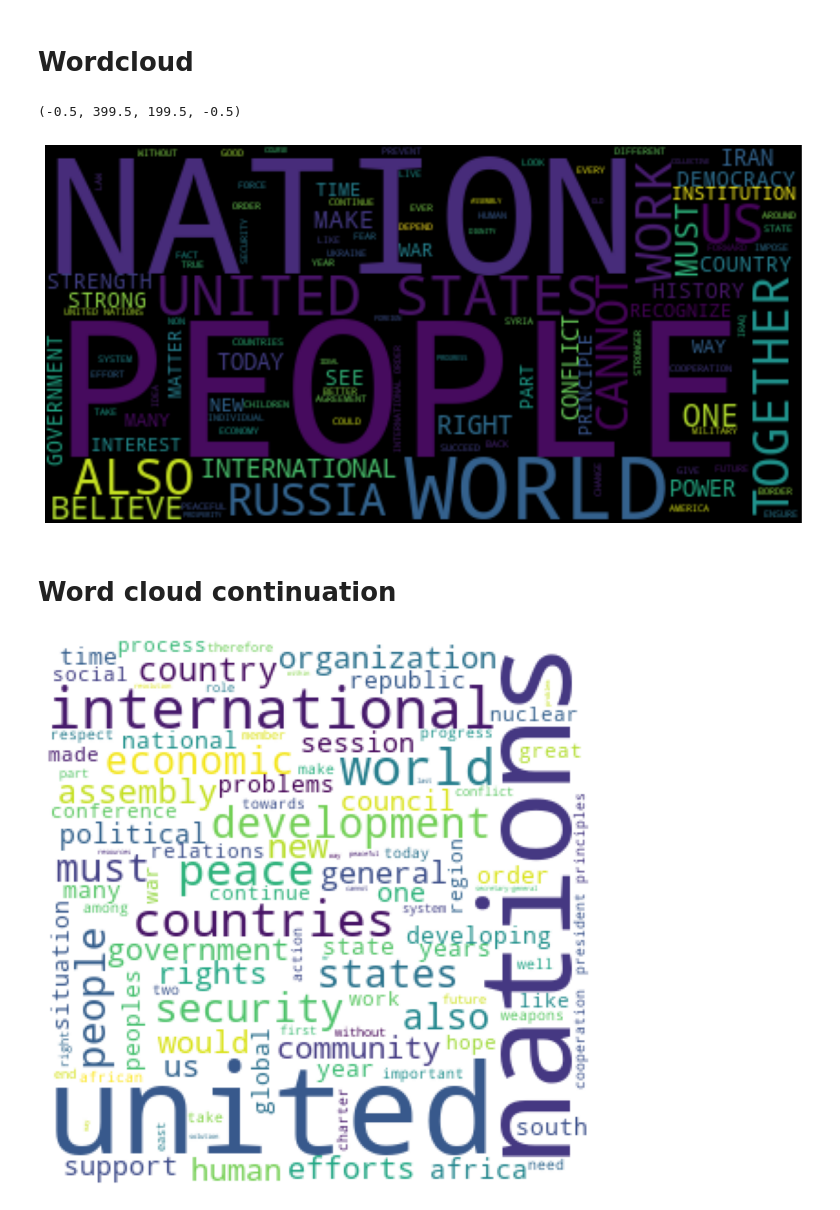
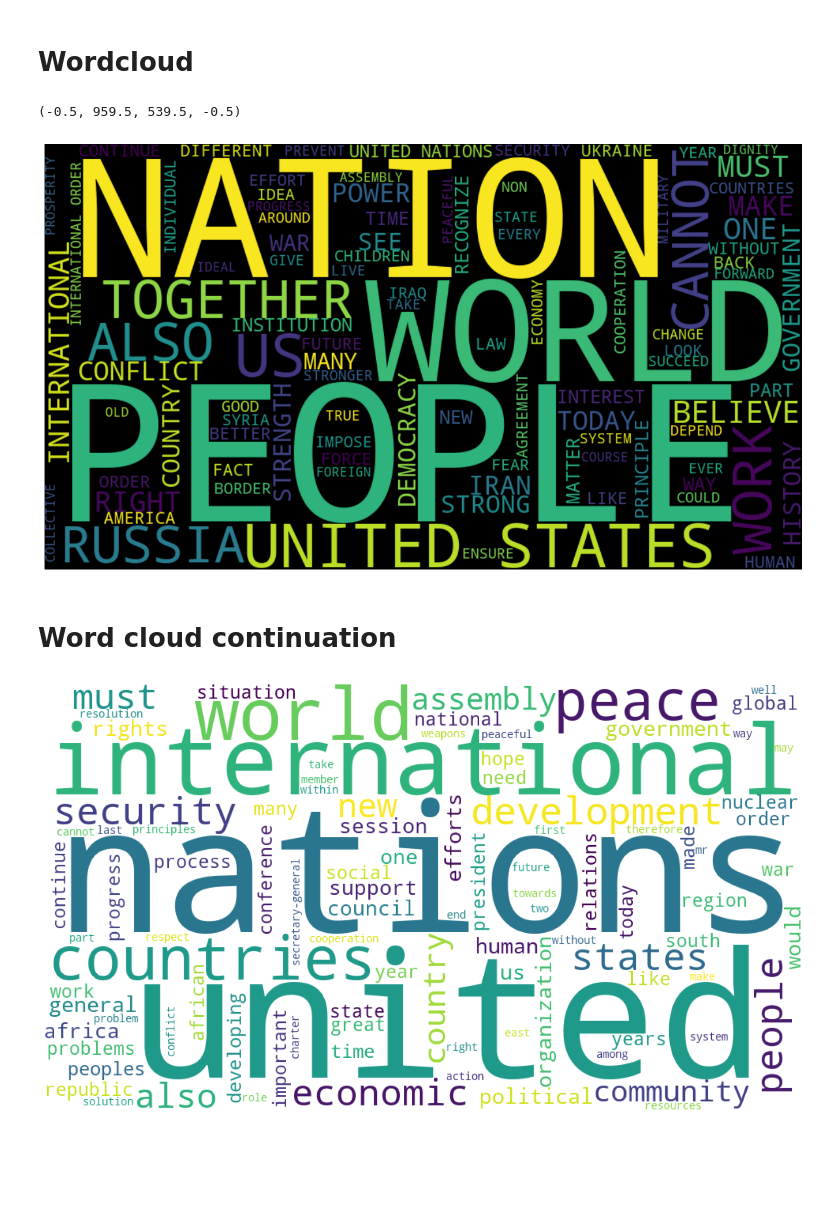
Before and after one commit to kryptonian19/CS_651_A, a Jupyter notebook: Text_Analysis_Classwork_2.ipynb, the cells around one changed output. Saved outputs shown, nothing was run; the diff lists cells and outputs as text; code cells hidden in the pictures; blank space fills up the shorter version.

```diff
--- a/Text_Analysis_Classwork_2.ipynb
+++ b/Text_Analysis_Classwork_2.ipynb
@@ -340,26 +356,26 @@ ax.set(xlabel='Frequency', ylabel='Token', title='Top Words')
 # %%
 from wordcloud import WordCloud
 from matplotlib import pyplot as plt
 
 text = df.query("year==2015 and country=='USA'")['text'].values[0]
 
-plt.figure(figsize=(14, 7)) ###
-wc = WordCloud(max_words=100, stopwords=stopwords)
+plt.figure(figsize=(15, 15)) ###
+wc = WordCloud(width = 960, height=540, max_words=100, stopwords=stopwords)
 wc.generate(text)
 plt.imshow(wc, interpolation='bilinear')
 plt.axis("off")
 # %% [output]
-(-0.5, 399.5, 199.5, -0.5)
+(-0.5, 959.5, 539.5, -0.5)
-[figure, old version]
+[figure, new version]
 # %% [markdown]
 # Word cloud continuation
 # %%
-wc = WordCloud(background_color='white', width = 300, height=300, max_words=100, margin=2)
+wc = WordCloud(background_color='white', width = 960, height=540, max_words=100, margin=2)
 wc.fit_words(freq_df['freq'].to_dict() )
-plt.figure(figsize = (8, 8), facecolor = None)
+plt.figure(figsize = (15, 15), facecolor = None)
 plt.imshow(wc)
 plt.axis("off")
 plt.tight_layout(pad = 0)
 plt.show()
 # %% [output]
-[figure, old version]
+[figure, new version]
```
Also changed, not shown: parts of 4 cells of this notebook.
